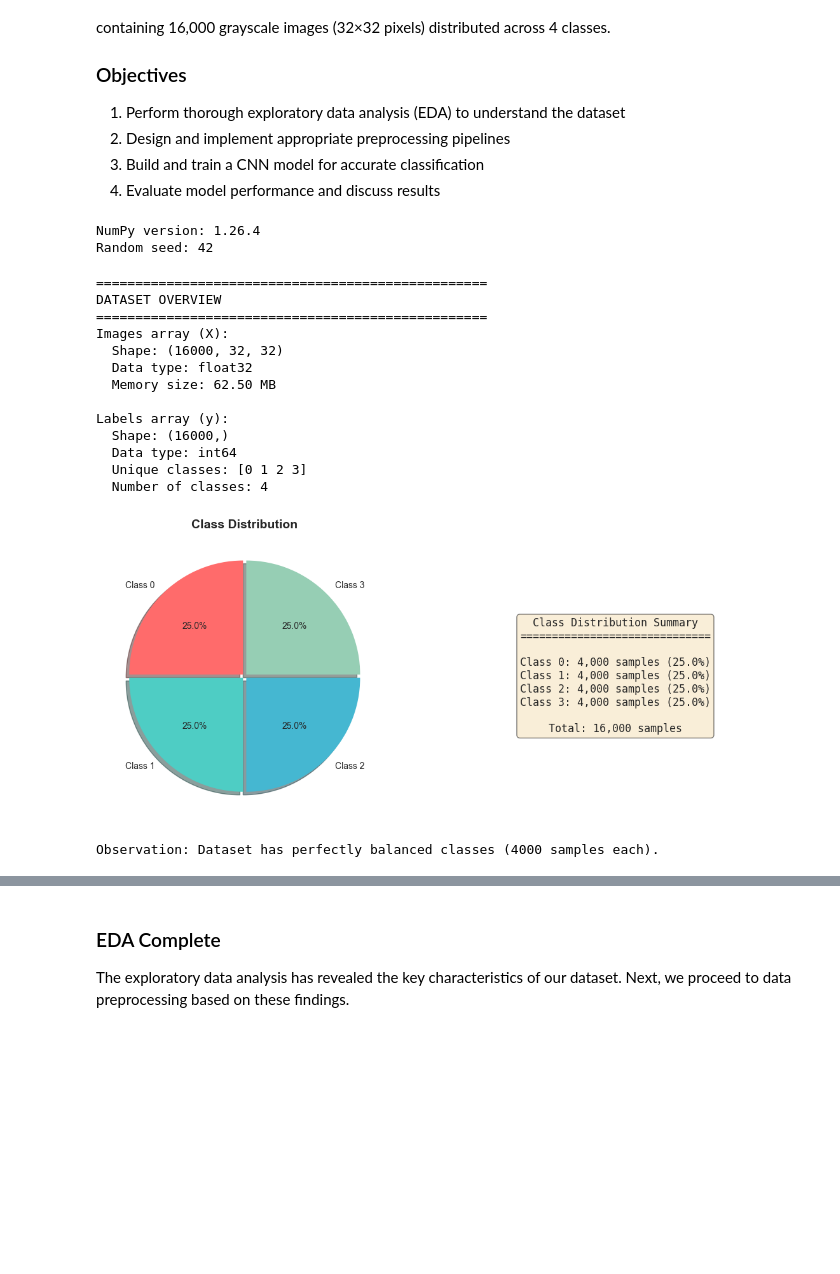
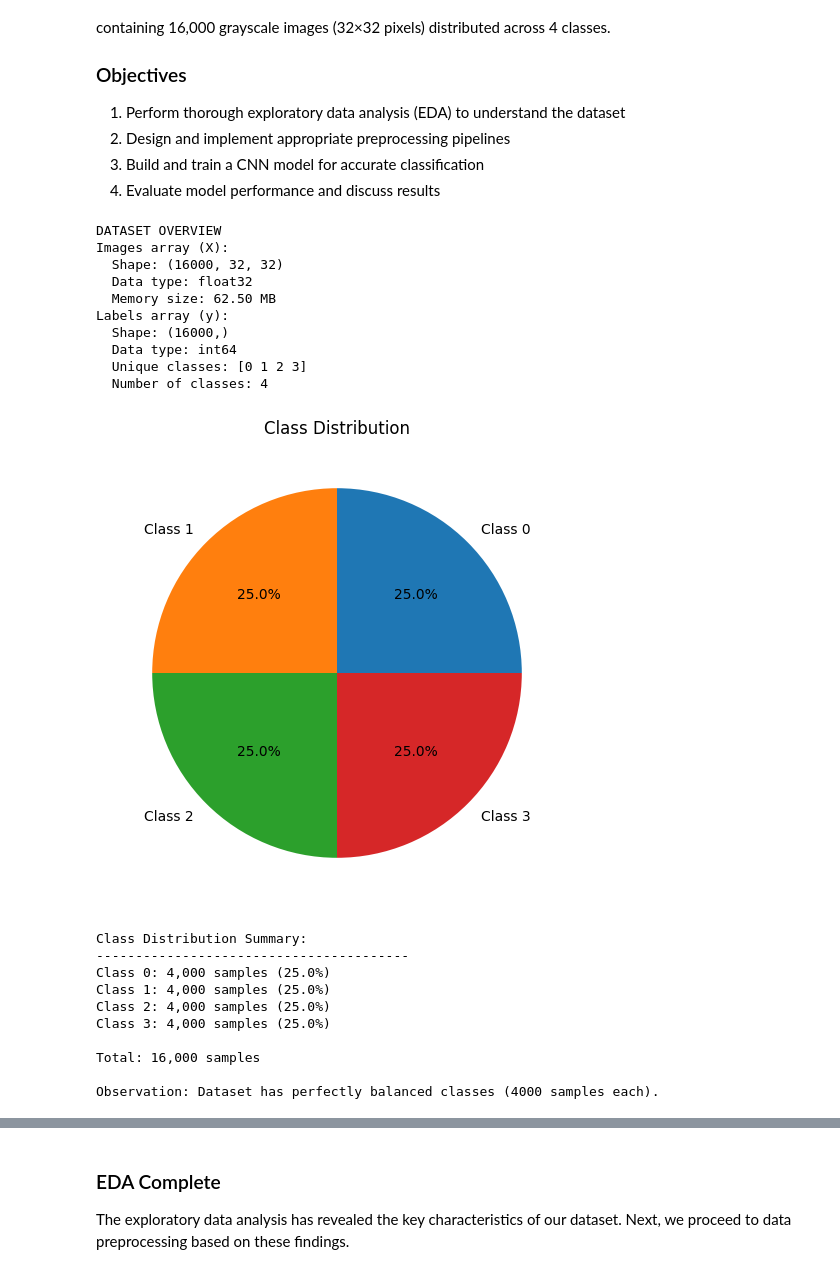
Before and after one commit to NghiaNguyen170192/cosc3007-deep-learning, a Jupyter notebook: assignments/Assignment-01-DUE-2025-12-06/submission_s3343711.ipynb, the cells around one changed output, grey strips where cells are left out. Cells and saved outputs as stored; diff of their text form; code cells hidden in the pictures; blank space fills up the shorter version.

```diff
--- a/assignments/Assignment-01-DUE-2025-12-06/submission_s3343711.ipynb
+++ b/assignments/Assignment-01-DUE-2025-12-06/submission_s3343711.ipynb
@@ -19,20 +19,15 @@ This project implements a deep learning solution for **multiclass image classifi
 3. Build and train a CNN model for accurate classification
 4. Evaluate model performance and discuss results
 # %%
-# Imports and Reproducibility Setup
 import numpy as np
 import matplotlib.pyplot as plt
 from scipy import stats
 
-# Set random seed for reproducibility
 RANDOM_SEED = 42
-np.random.seed(RANDOM_SEED)
 
-print(f"NumPy version: {np.__version__}")
-print(f"Random seed: {RANDOM_SEED}")
+# Class color palette (consistent across all visualizations)
+CLASS_COLORS = ["#1f77b4", "#ff7f0e", "#2ca02c", "#d62728"]  # Blue, Orange, Green, Red
+CLASS_NAMES = ["Class 0", "Class 1", "Class 2", "Class 3"]
-# %% [output]
-NumPy version: 1.26.4
-Random seed: 42
 # %%
 # Load Dataset
 dataset = np.load("4class_32x32.npz")
@@ -40,28 +35,22 @@ X = dataset["X"]
 y = dataset["y"]
 
 # Display dataset structure
-print("=" * 50)
 print("DATASET OVERVIEW")
-print("=" * 50)
 print(f"Images array (X):")
 print(f"  Shape: {X.shape}")
 print(f"  Data type: {X.dtype}")
 print(f"  Memory size: {X.nbytes / (1024**2):.2f} MB")
-print()
 print(f"Labels array (y):")
 print(f"  Shape: {y.shape}")
 print(f"  Data type: {y.dtype}")
 print(f"  Unique classes: {np.unique(y)}")
 print(f"  Number of classes: {len(np.unique(y))}")
 # %% [output]
-==================================================
 DATASET OVERVIEW
-==================================================
 Images array (X):
   Shape: (16000, 32, 32)
   Data type: float32
   Memory size: 62.50 MB
-
 Labels array (y):
   Shape: (16000,)
   Data type: int64
@@ -70,24 +59,33 @@ Labels array (y):
 # %%
 # Class Distribution Analysis
 classes, counts = np.unique(y, return_counts=True)
 total_samples = len(y)
 
-# Pie chart showing class proportions
+# Pie chart showing class proportions (using consistent class colors)
 figure, axis = plt.subplots(figsize=(8, 6))
-axis.pie(counts, labels=[f"Class {class_id}" for class_id in classes], autopct="%1.1f%%")
+axis.pie(counts, labels=CLASS_NAMES, autopct="%1.1f%%", colors=CLASS_COLORS)
 axis.set_title("Class Distribution")
 plt.show()
 
 # Print summary
 print("\nClass Distribution Summary:")
 print("-" * 40)
 for class_id, count in zip(classes, counts):
     percentage = (count / total_samples) * 100
     print(f"Class {class_id}: {count:,} samples ({percentage:.1f}%)")
 print(f"\nTotal: {total_samples:,} samples")
 print("\nObservation: Dataset has perfectly balanced classes (4000 samples each).")
 # %% [output]
-[figure, old version]
+[figure, new version]
+Class Distribution Summary:
+----------------------------------------
+Class 0: 4,000 samples (25.0%)
+Class 1: 4,000 samples (25.0%)
+Class 2: 4,000 samples (25.0%)
+Class 3: 4,000 samples (25.0%)
+
+Total: 16,000 samples
+
 Observation: Dataset has perfectly balanced classes (4000 samples each).
 # %%
 # Sample Images Visualization - Organized by Class
```
Also changed, not shown: parts of 20 cells of this notebook, 1 other file.
